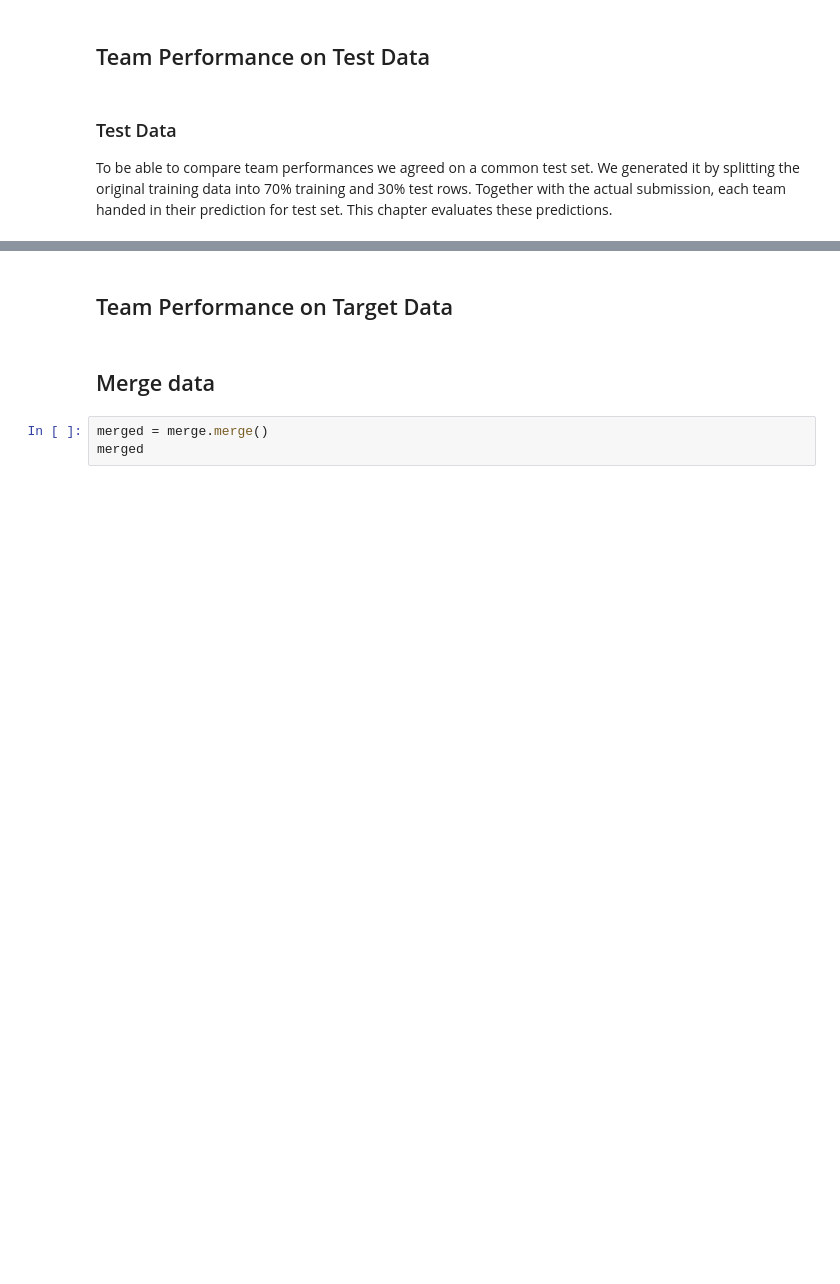
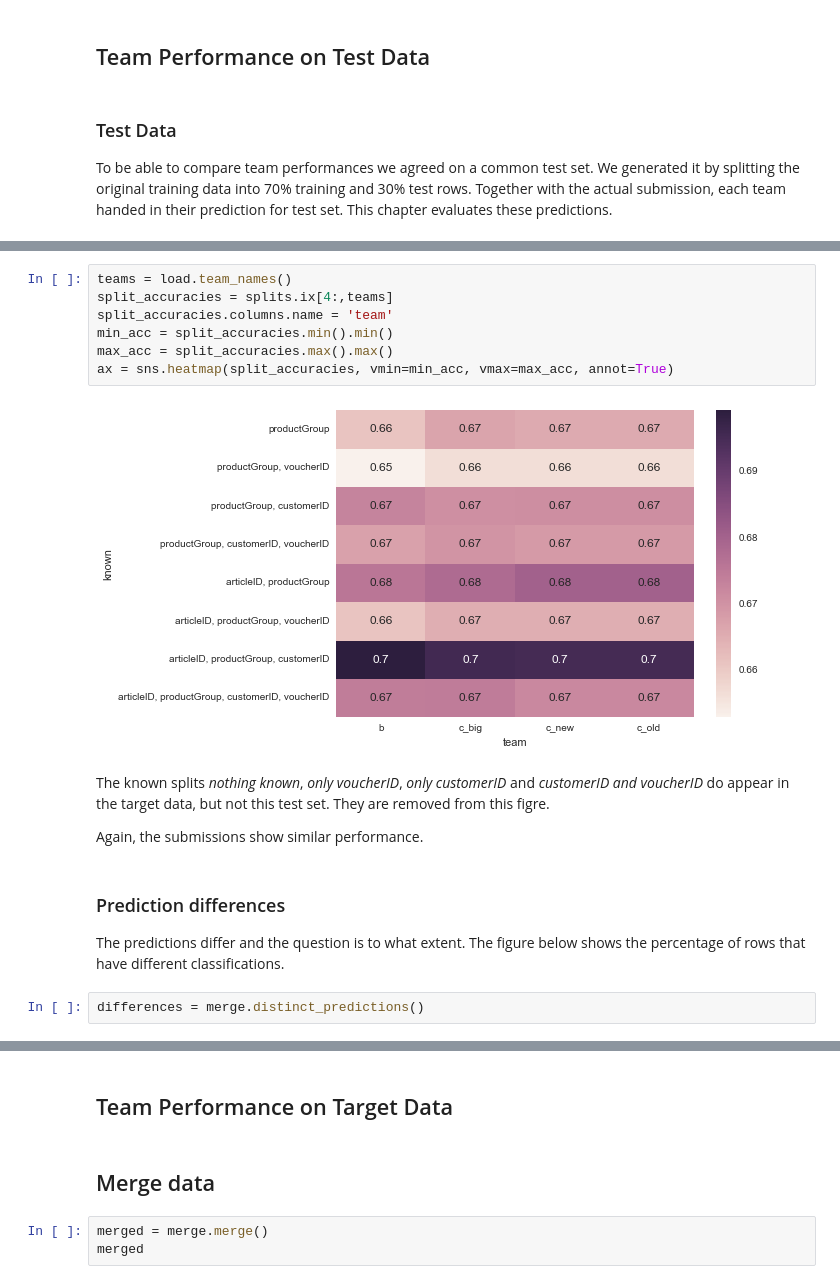
Before and after one commit to busfahren/dmc-results, a Jupyter notebook: merge.ipynb, the cells around one changed output, grey strips where cells are left out. Saved outputs shown, nothing was run; the diff lists cells and outputs as text; blank space fills up the shorter version.

```diff
--- a/merge.ipynb
+++ b/merge.ipynb
@@ -48,0 +34,18 @@ df2 = load.prediction(team2)
+# %%
+teams = load.team_names()
+split_accuracies = splits.ix[4:,teams]
+split_accuracies.columns.name = 'team'
+min_acc = split_accuracies.min().min()
+max_acc = split_accuracies.max().max()
+ax = sns.heatmap(split_accuracies, vmin=min_acc, vmax=max_acc, annot=True)
+# %% [output]
+[figure, added]
+# %% [markdown]
+The known splits *nothing known*, *only voucherID*, *only customerID* and *customerID and voucherID* do appear in the target data, but not this test set. They are removed from this figre.
+
+Again, the submissions show similar performance.
+# %% [markdown]
+### Prediction differences
+The predictions differ and the question is to what extent. The figure below shows the percentage of rows that have different classifications.
+# %%
+differences = merge.distinct_predictions()
```
Also changed, not shown: parts of 21 cells of this notebook, 2 other files.
